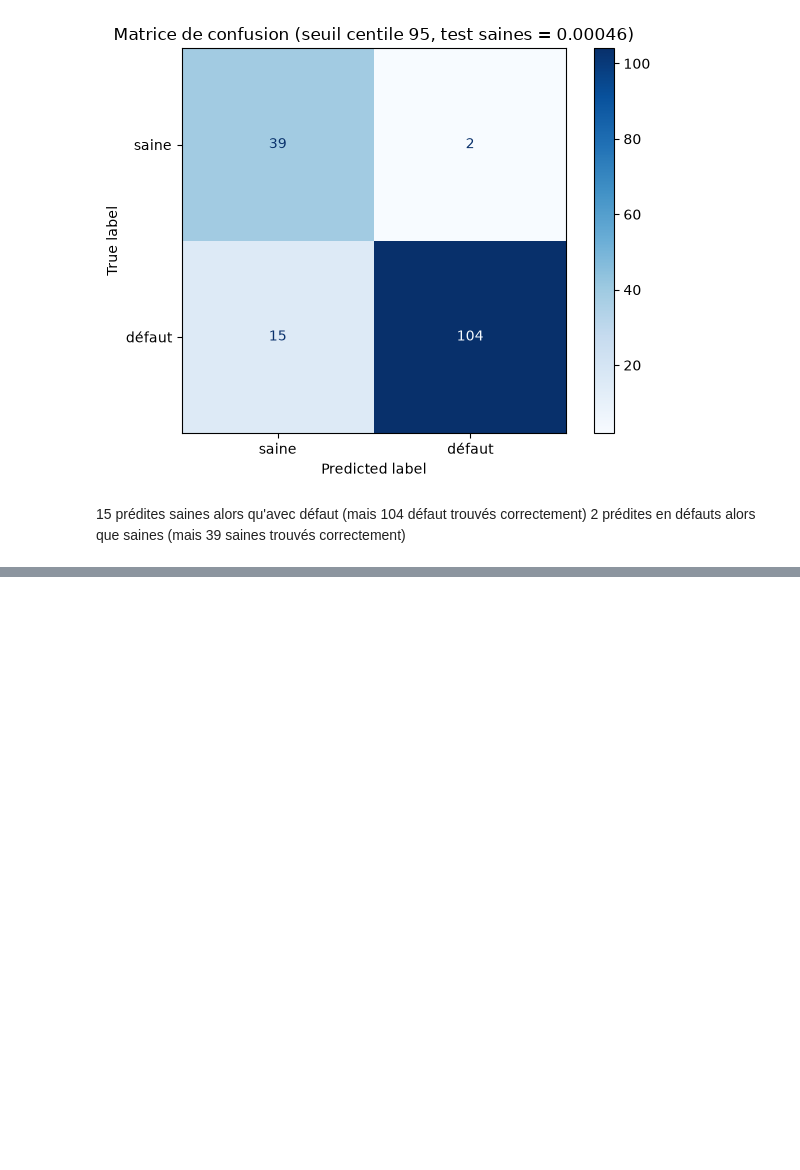
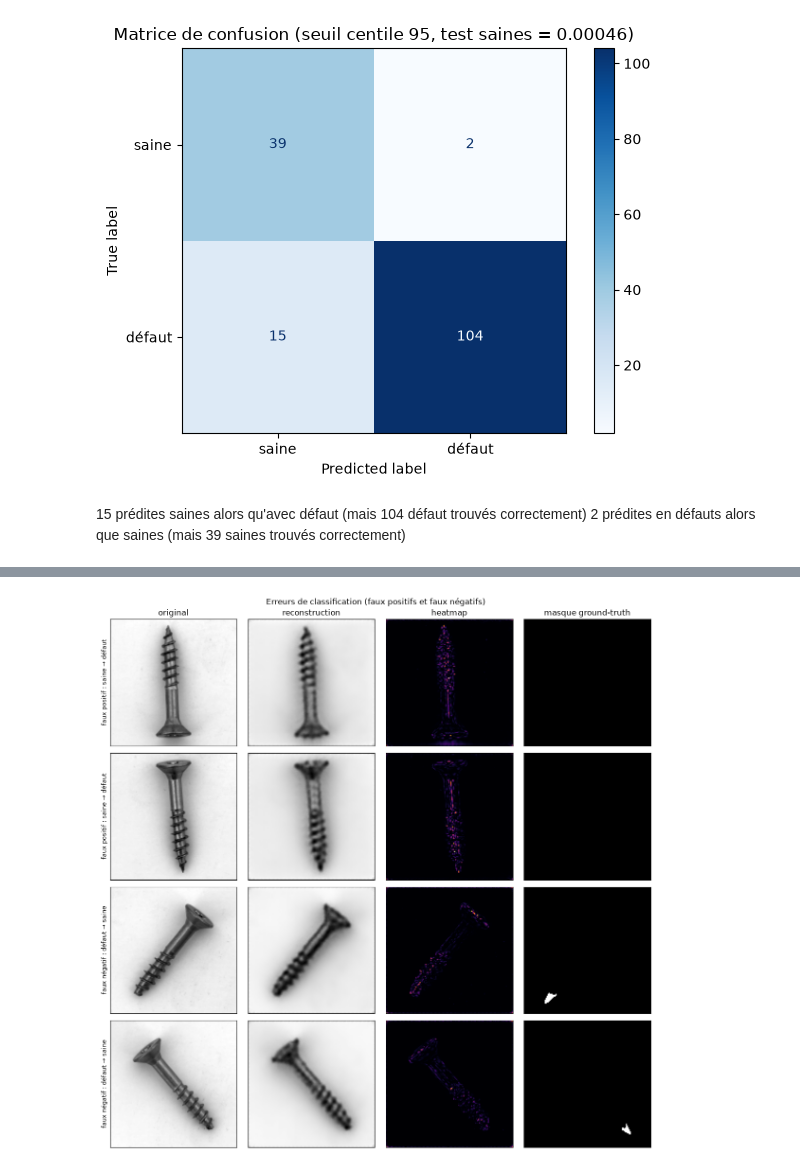
Before and after one commit to kenji21/indusense_tp, a Jupyter notebook: deep-learning/tp_deep_learning.ipynb, the cells around one changed output, grey strips where cells are left out. Saved outputs shown, nothing was run; the diff lists cells and outputs as text; code cells hidden in the pictures; blank space fills up the shorter version.

```diff
--- a/deep-learning/tp_deep_learning.ipynb
+++ b/deep-learning/tp_deep_learning.ipynb
@@ -387,0 +392,39 @@ plt.show()
+# %%
+n_good = len(errors_test_good)  # offset : y_true/y_pred = [saines de test, puis défauts de test]
+
+fp_idx = np.where((y_true == 0) & (y_pred == 1))[0]          # saine → défaut, indices directs dans test_good_norm
+fn_idx = np.where((y_true == 1) & (y_pred == 0))[0] - n_good  # défaut → saine, indices dans test_defects_norm_stacked
+
+selected_fp = fp_idx[:2]
+selected_fn = fn_idx[:2]
+
+# (étiquette, indice, images, reconstructions, chemins des masques ou None si pas de défaut à localiser)
+rows = [('faux positif : saine → défaut', i, test_good_norm, reconstructions_test_good, None) for i in selected_fp]
+rows += [('faux négatif : défaut → saine', i, test_defects_norm_stacked, reconstructions_test_defects, mask_paths) for i in selected_fn]
+
+fig, axes = plt.subplots(len(rows), 4, figsize=(12, 3 * len(rows)))
+col_titles = ['original', 'reconstruction', 'heatmap', 'masque ground-truth']
+
+for row, (label, idx, images, reconstructions, masks) in enumerate(rows):
+    original = images[idx, ..., 0]
+    reconstruction = reconstructions[idx, ..., 0]
+    heatmap = (original - reconstruction) ** 2
+    mask = load_mask(masks[idx]) if masks is not None else np.zeros_like(original)
+
+    axes[row, 0].imshow(original, cmap='gray')
+    axes[row, 1].imshow(reconstruction, cmap='gray')
+    axes[row, 2].imshow(heatmap, cmap='inferno')
+    axes[row, 3].imshow(mask, cmap='gray')
+    axes[row, 0].set_ylabel(label, fontsize=9)
+
+for ax, title in zip(axes[0], col_titles):
+    ax.set_title(title)
+for ax in axes.ravel():
+    ax.set_xticks([])
+    ax.set_yticks([])
+
+fig.suptitle('Erreurs de classification (faux positifs et faux négatifs)')
+fig.tight_layout()
+plt.show()
+# %% [output]
+[figure, added]
```
Also changed, not shown: parts of 1 cell of this notebook.
